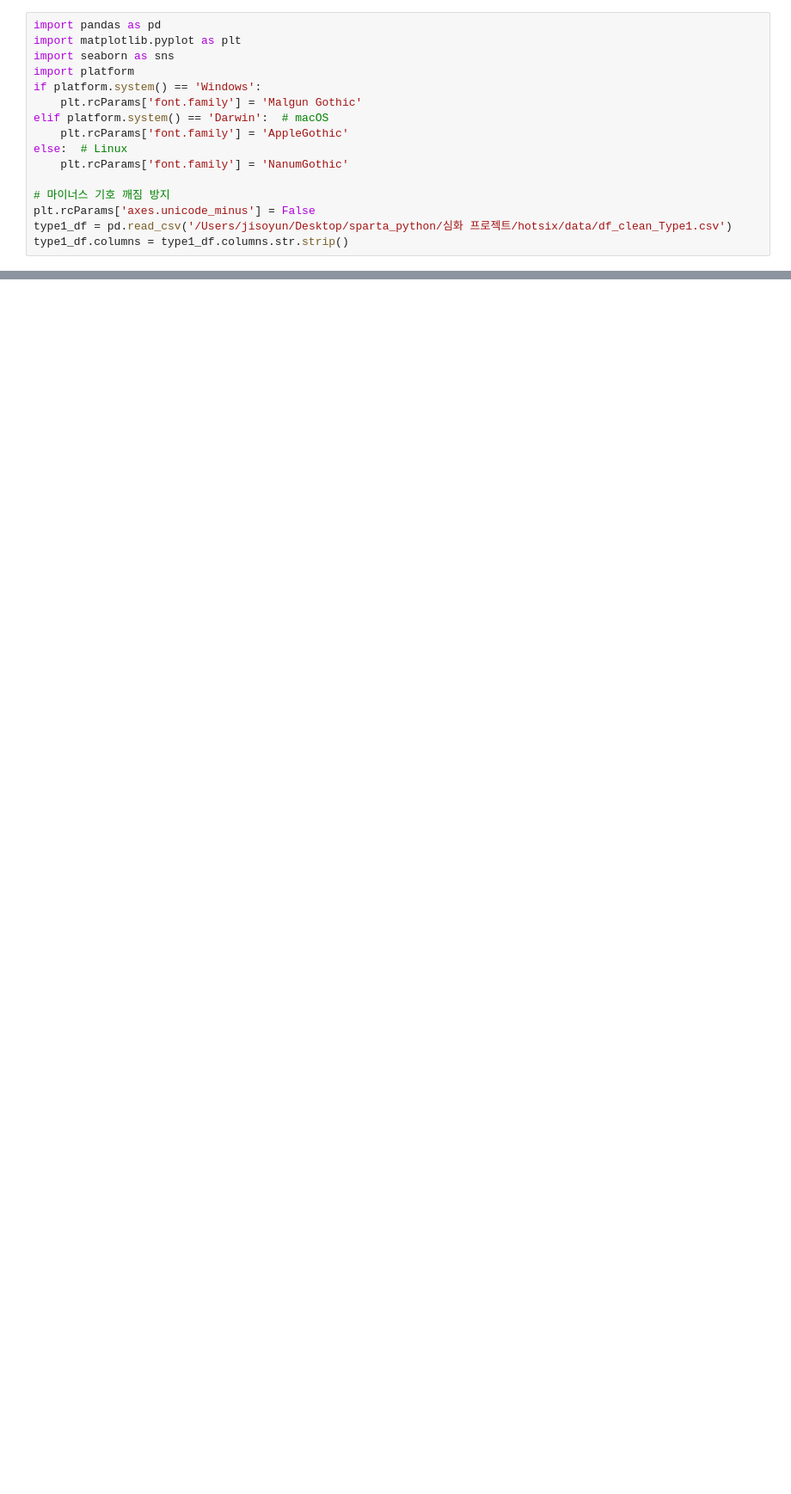
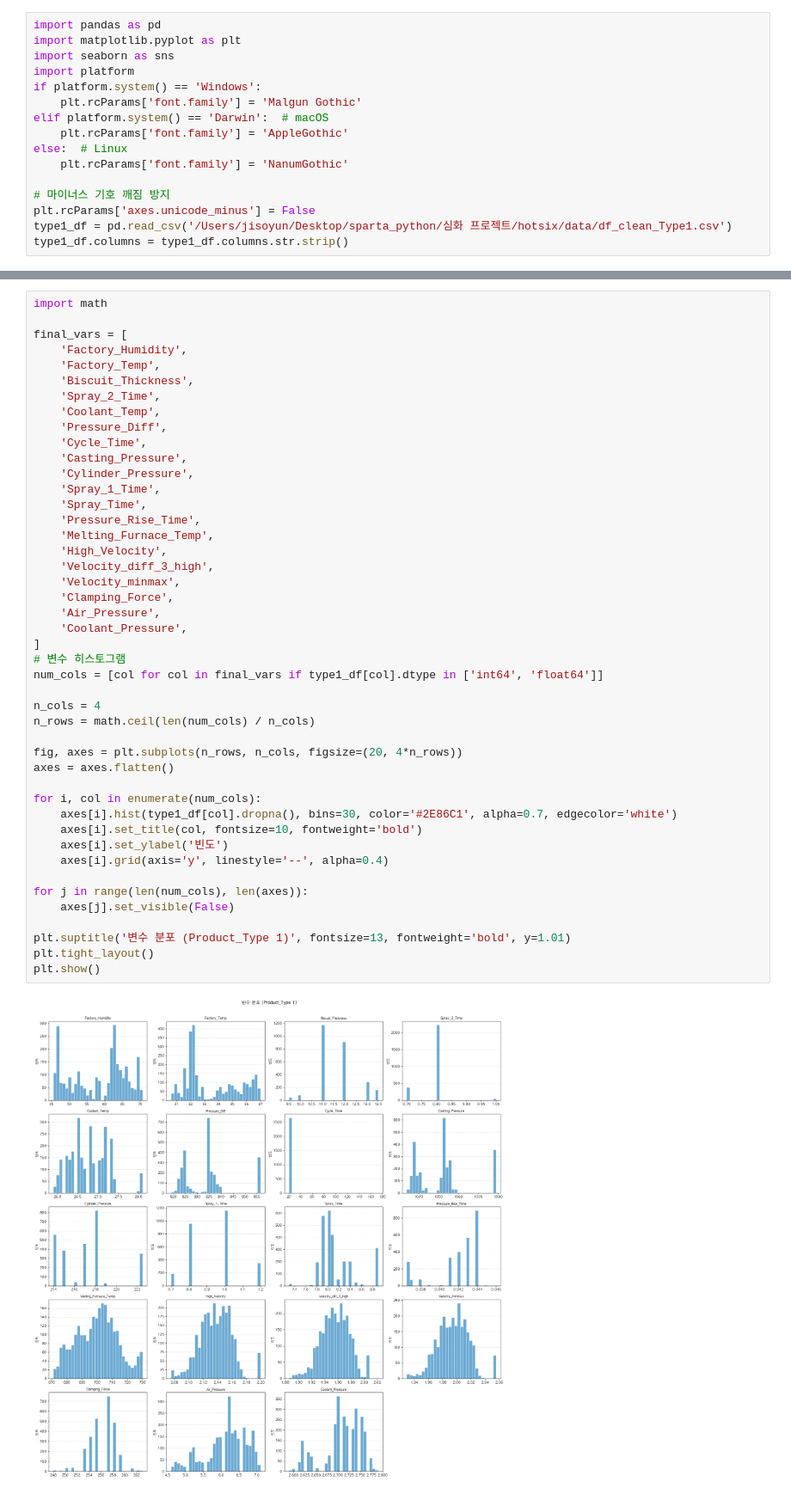
Before and after one commit to heeso0908/hotsix, a Jupyter notebook: notebooks/지소윤/통계.ipynb, the cells around one changed output, grey strips where cells are left out. Shown at 86% size. Drawn from its saved outputs; the diff is of its cells as text; blank space fills up the shorter version.

```diff
--- a/notebooks/지소윤/통계.ipynb
+++ b/notebooks/지소윤/통계.ipynb
@@ -16,0 +62,47 @@ type1_df.columns = type1_df.columns.str.strip()
+# %%
+import math
+
+final_vars = [
+    'Factory_Humidity',
+    'Factory_Temp',
+    'Biscuit_Thickness',
+    'Spray_2_Time',
+    'Coolant_Temp',
+    'Pressure_Diff',
+    'Cycle_Time',
+    'Casting_Pressure',
+    'Cylinder_Pressure',
+    'Spray_1_Time',
+    'Spray_Time',
+    'Pressure_Rise_Time',
+    'Melting_Furnace_Temp',
+    'High_Velocity',
+    'Velocity_diff_3_high',
+    'Velocity_minmax',
+    'Clamping_Force',
+    'Air_Pressure',
+    'Coolant_Pressure',
+]
+# 변수 히스토그램
+num_cols = [col for col in final_vars if type1_df[col].dtype in ['int64', 'float64']]
+
+n_cols = 4
+n_rows = math.ceil(len(num_cols) / n_cols)
+
+fig, axes = plt.subplots(n_rows, n_cols, figsize=(20, 4*n_rows))
+axes = axes.flatten()
+
+for i, col in enumerate(num_cols):
+    axes[i].hist(type1_df[col].dropna(), bins=30, color='#2E86C1', alpha=0.7, edgecolor='white')
+    axes[i].set_title(col, fontsize=10, fontweight='bold')
+    axes[i].set_ylabel('빈도')
+    axes[i].grid(axis='y', linestyle='--', alpha=0.4)
+
+for j in range(len(num_cols), len(axes)):
+    axes[j].set_visible(False)
+
+plt.suptitle('변수 분포 (Product_Type 1)', fontsize=13, fontweight='bold', y=1.01)
+plt.tight_layout()
+plt.show()
+# %% [output]
+[figure, added]
```
Also changed, not shown: parts of 13 cells of this notebook.
